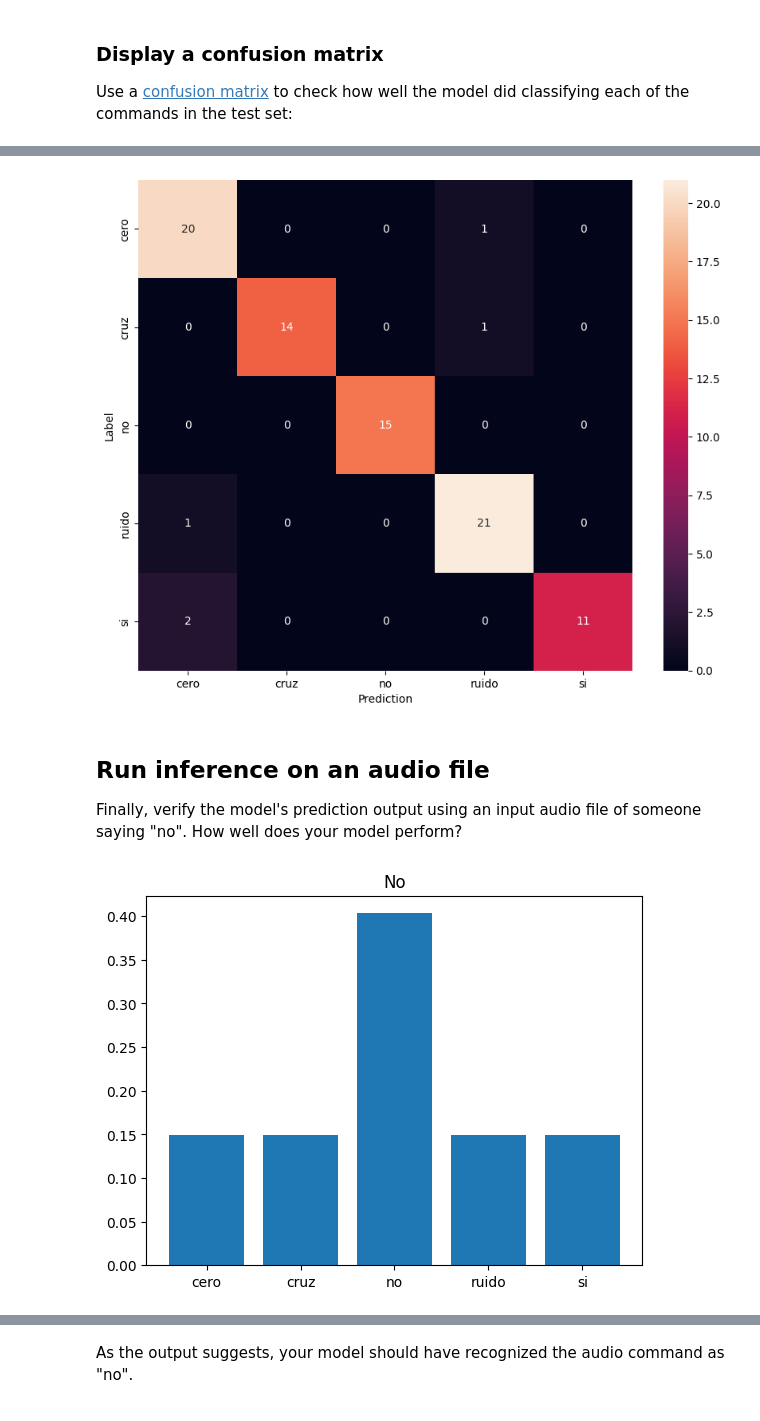
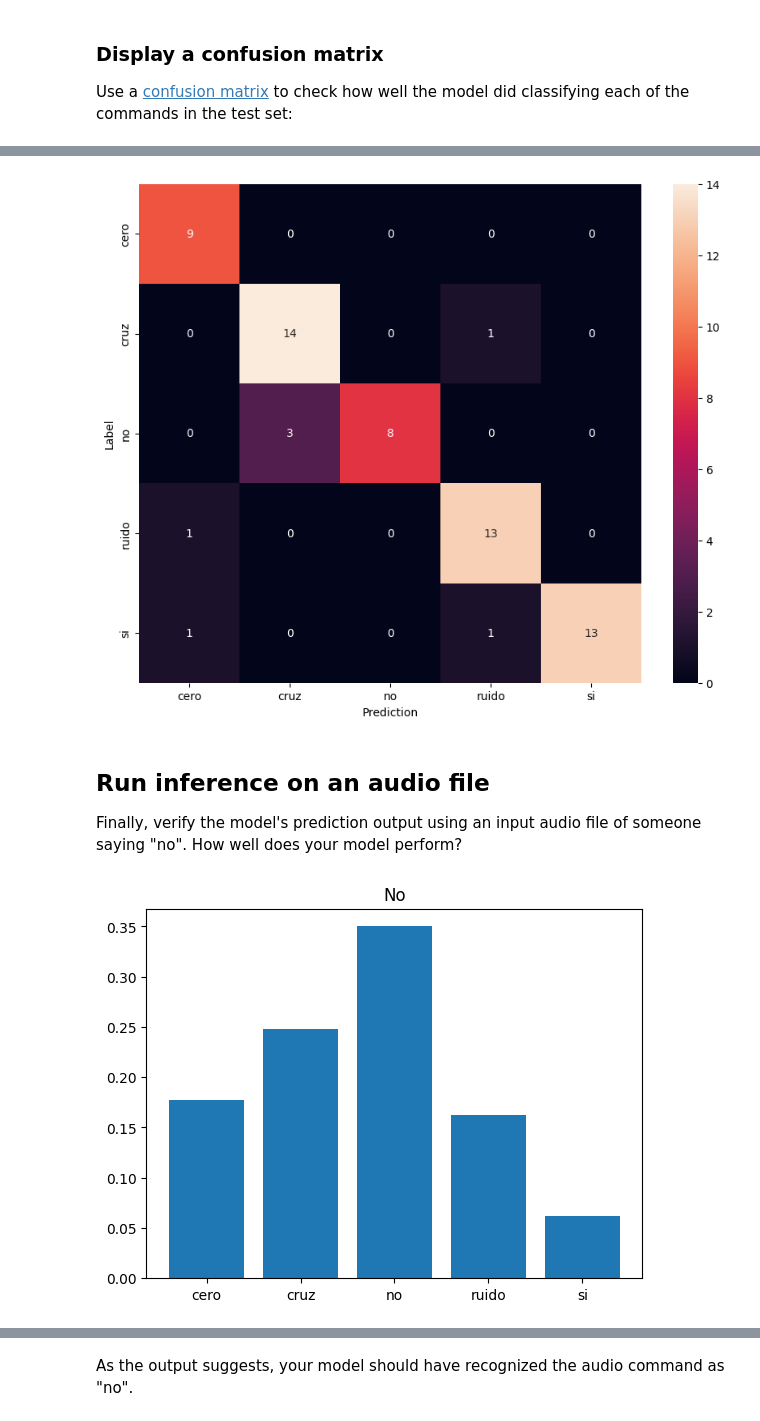
Before and after one commit to IgnacioGarciaLuengo/Edge_Computing_IOT, a Jupyter notebook: simple_audio.ipynb, the cells around one changed output, grey strips where cells are left out. Cells and saved outputs as stored; diff of their text form; code cells hidden in the pictures.

```diff
--- a/simple_audio.ipynb
+++ b/simple_audio.ipynb
@@ -30,9 +29,9 @@ Commands: ['cero' 'cruz' 'no' 'ruido' 'si']
 train_ds, val_ds = tf.keras.utils.audio_dataset_from_directory(
     directory=data_dir,
     batch_size=64,
-    validation_split=0.4,
+    validation_split=0.2,
     seed=0,
-    output_sequence_length=9000,
+    output_sequence_length=16000,
     subset='both')
 
 label_names = np.array(train_ds.class_names)
@@ -60,7 +66,7 @@ Ideally you'd keep it in a separate directory, but in this case you can use `Dat
 test_ds = val_ds.shard(num_shards=2, index=0)
 val_ds = val_ds.shard(num_shards=2, index=1)
 # %%
-for example_audio, example_labels in val_ds.take(1):
+for example_audio, example_labels in train_ds.take(1):
   print(example_audio.shape)
   print(example_labels.shape)
 # %% [output]
@@ -196,0 +215,4 @@ plt.show()
+# %%
+train_spectrogram_ds = train_spectrogram_ds.cache().shuffle(10000).prefetch(tf.data.AUTOTUNE)
+val_spectrogram_ds = val_spectrogram_ds.cache().prefetch(tf.data.AUTOTUNE)
+test_spectrogram_ds = test_spectrogram_ds.cache().prefetch(tf.data.AUTOTUNE)
@@ -211,14 +242,10 @@ model = models.Sequential([
     layers.Resizing(32, 32),
     # Normalize.
     norm_layer,
-    layers.Conv2D(32, 3, activation='relu'),
-    layers.Conv2D(64, 3, activation='relu'),
+    layers.Conv2D(16, 3, activation='relu'),
     layers.MaxPooling2D(),
-    layers.Dropout(0.25),
     layers.Flatten(),
-    layers.Dense(128, activation='relu'),
-    layers.Dropout(0.5),
-    layers.Dense(num_labels,activation='softmax'),
+    layers.Dense(num_labels),
 ])
 
 model.summary()
@@ -332,7 +359,7 @@ plt.xlabel('Prediction')
 plt.ylabel('Label')
 plt.show()
 # %% [output]
-[figure, old version]
+[figure, new version]
 # %% [markdown]
 ## Run inference on an audio file
 
@@ -340,21 +367,21 @@ Finally, verify the model's prediction output using an input audio file of someo
 # %%
 x = data_dir/'no/No_007.wav'
 x = tf.io.read_file(str(x))
-x, sample_rate = tf.audio.decode_wav(x, desired_channels=1, desired_samples=9000,)
+x, sample_rate = tf.audio.decode_wav(x, desired_channels=1, desired_samples=16000,)
 x = tf.squeeze(x, axis=-1)
 waveform = x
 x = get_spectrogram(x)
 x = x[tf.newaxis,...]
 
 prediction = model(x)
 x_labels = label_names
 plt.bar(x_labels, tf.nn.softmax(prediction[0]))
 plt.title('No')
 plt.show()
 
 display.display(display.Audio(waveform, rate=16000))
 # %% [output]
-[figure, old version]
+[figure, new version]
 [interactive output not drawn]
 # %% [markdown]
 As the output suggests, your model should have recognized the audio command as "no".
```
Also changed, not shown: parts of 26 cells of this notebook, 6 other files.
